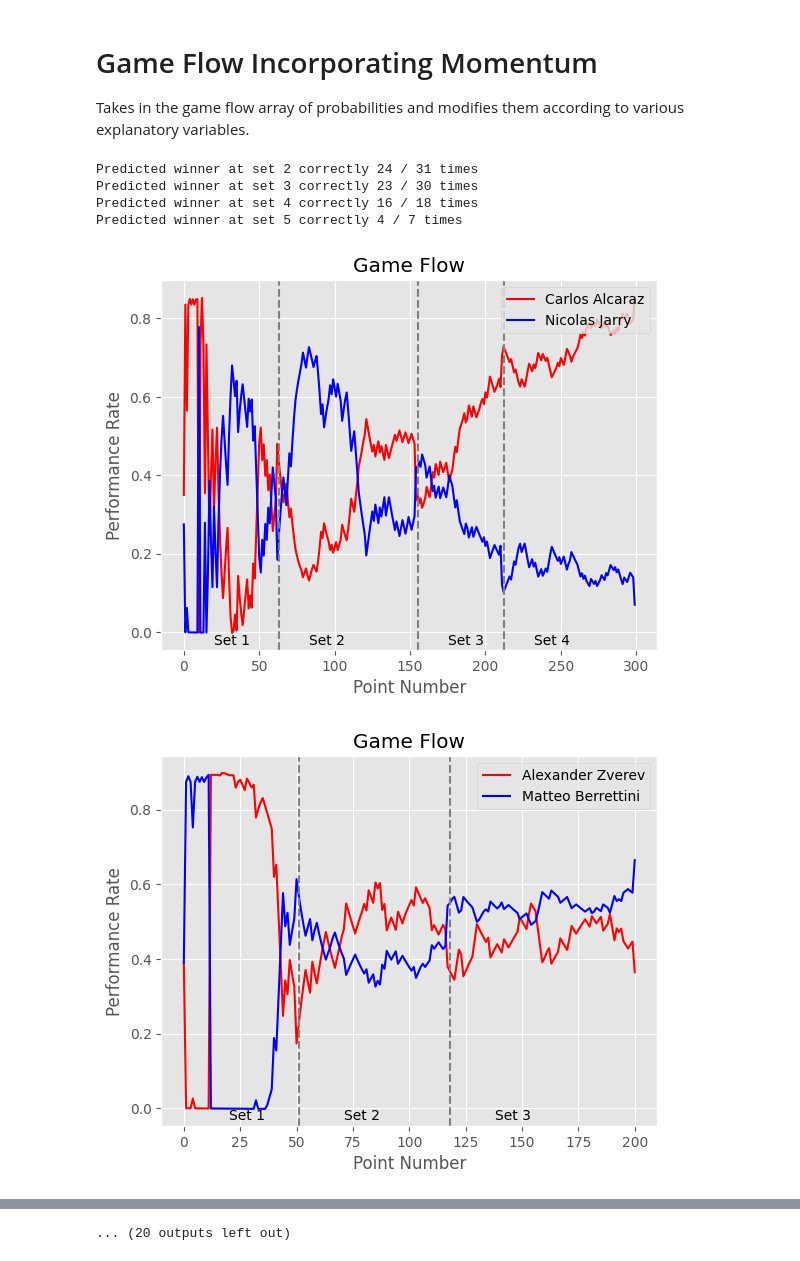
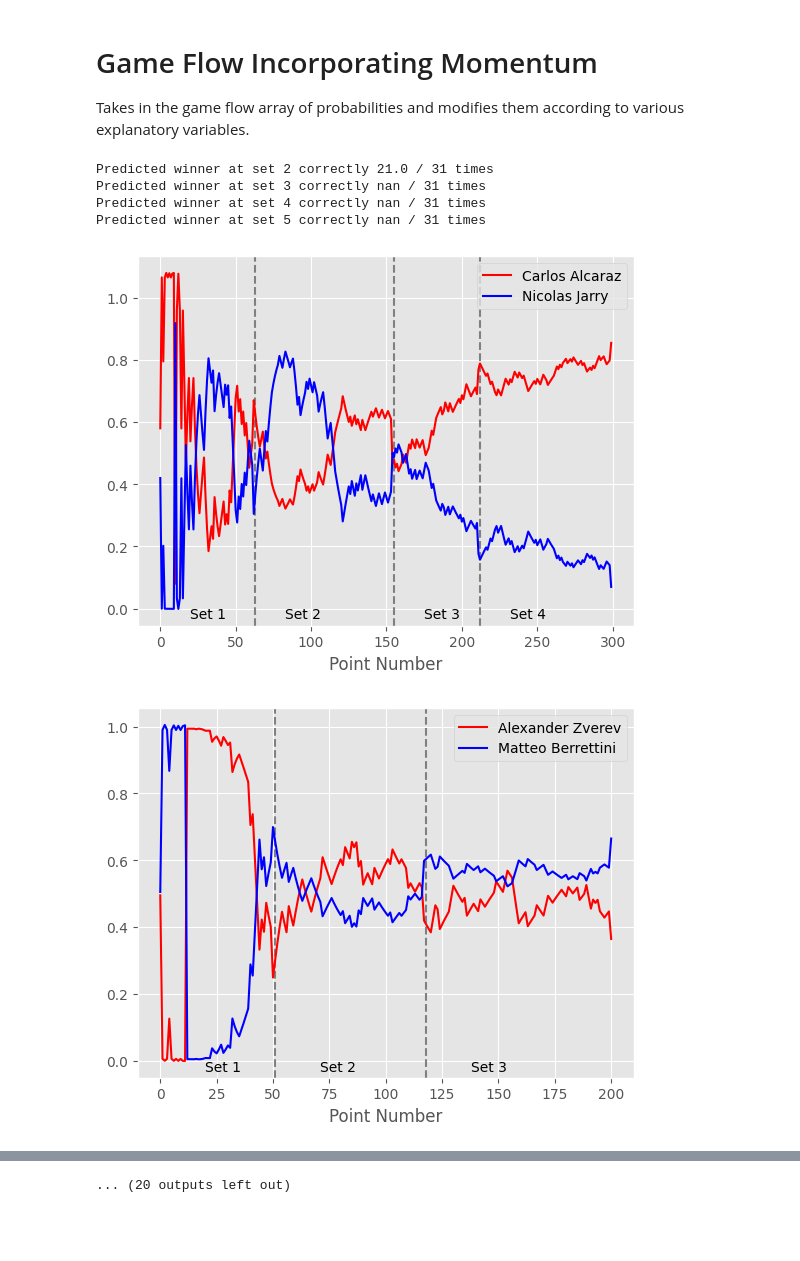
Before and after one commit to Alexkazmirchuk1/Tennis-Data-Analysis-Research, a Jupyter notebook: Test.ipynb, the cells around one changed output, grey strips where cells are left out. Drawn from its saved outputs; the diff is of its cells as text; code cells hidden in the pictures; blank space fills up the shorter version.

```diff
--- a/Test.ipynb
+++ b/Test.ipynb
@@ -16,37 +16,37 @@ import dynamic_model1 as dm1
 raw_data = tennis_data.load_2023()
 MATCHES_TO_EXAMINE = raw_data['match_id'].unique()
 
 set1_correct = set1_total = set2_correct = set2_total = set3_correct = set3_total = set4_correct = set4_total = 0
 
 for MATCH_TO_EXAMINE in MATCHES_TO_EXAMINE:
-    model = dm1.MarkovChain(raw_data, MATCH_TO_EXAMINE)
+    model = dm1.DynamicTennisModel(raw_data, MATCH_TO_EXAMINE)
     model.train()
     model.graph_momentum()
     result_array = model.prediction()
 
     try:
         set1_correct += result_array[0]
         set1_total += 1
 
         set2_correct += result_array[1]
         set2_total += 1
 
         set3_correct += result_array[2]
         set3_total += 1
 
         set4_correct += result_array[3]
         set4_total += 1
     finally:
         continue
 
 print(f"Predicted winner at set 2 correctly {set1_correct} / {set1_total} times")
 print(f"Predicted winner at set 3 correctly {set2_correct} / {set2_total} times")
 print(f"Predicted winner at set 4 correctly {set3_correct} / {set3_total} times")
 print(f"Predicted winner at set 5 correctly {set4_correct} / {set4_total} times")
 # %% [output]
-Predicted winner at set 2 correctly 24 / 31 times
-Predicted winner at set 3 correctly 23 / 30 times
-Predicted winner at set 4 correctly 16 / 18 times
-Predicted winner at set 5 correctly 4 / 7 times
+Predicted winner at set 2 correctly 21.0 / 31 times
+Predicted winner at set 3 correctly nan / 31 times
+Predicted winner at set 4 correctly nan / 31 times
+Predicted winner at set 5 correctly nan / 31 times
-[figure, old version]
+[figure, new version]
-[figure, old version]
+[figure, new version]
```
Also changed, not shown: parts of 2 cells of this notebook, 2 other files.
